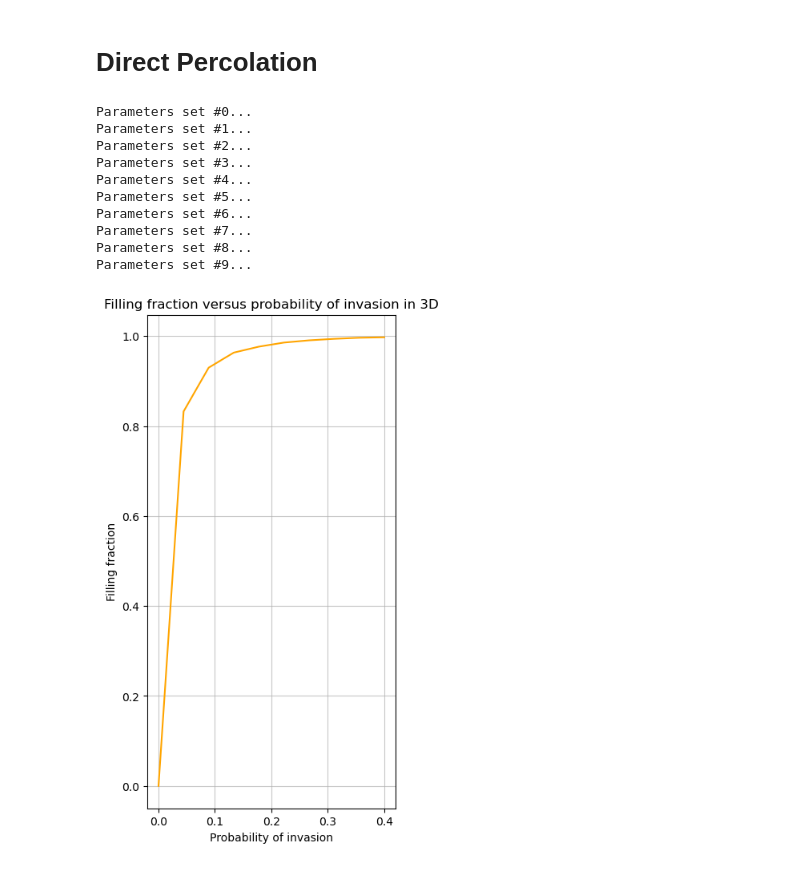
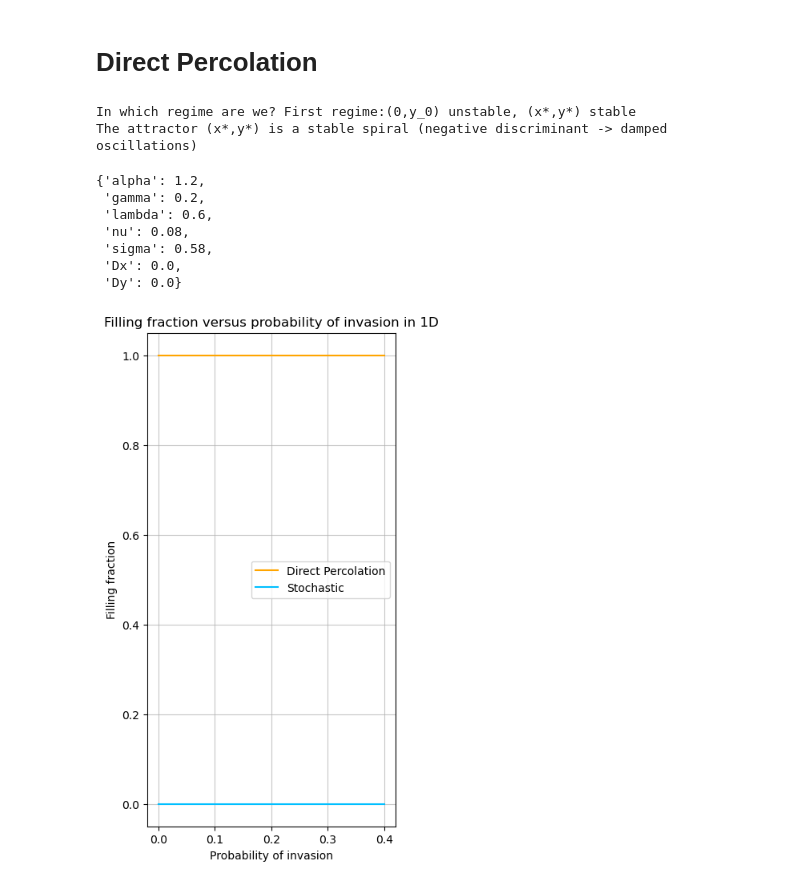
Before and after one commit to pietromalagoli/PCS, a Jupyter notebook: project.ipynb, the cells around one changed output. Drawn from its saved outputs; the diff is of its cells as text; code cells hidden in the pictures.

Commit message:
Coded filling_fraction for stochastic part, needs fixing

```diff
--- a/project.ipynb
+++ b/project.ipynb
@@ -438,31 +438,44 @@ plt.show()
 [figure]
 # %% [markdown]
 # Direct Percolation
+# %%
+par['alpha']=1.2
+par['gamma']=0.2
+par['lambda']=0.6
+par['nu']=0.08
+par['sigma']=0.58
+m.stability(par)
+par
+# %% [output]
+In which regime are we? First regime:(0,y_0) unstable, (x*,y*) stable
+The attractor (x*,y*) is a stable spiral (negative discriminant -> damped oscillations)
+{'alpha': 1.2,
+ 'gamma': 0.2,
+ 'lambda': 0.6,
+ 'nu': 0.08,
+ 'sigma': 0.58,
+ 'Dx': 0.0,
+ 'Dy': 0.0}
 # %%
 n_iter = 50     # number of iterations per set of parameters
 Pspan = np.linspace(0,0.4,100)     # set of probabiilty of invasion
-dim = 3
-models = [m.DP1d,m.DP2d,m.DP3d]
-params = [22, 500, 0.05, 50]      # [N, timesteps, Pdis, n_iter]
-fillings = m.filling_fraction(model=models[dim-1],Pspan=Pspan,params=params)
+dim = 1
+models_DP = [m.DP1d,m.DP2d,m.DP3d]
+params_DP = [100, 500, 0.05, 50]      # [N, timesteps, Pdis, n_iter]
+fillings_DP = m.filling_fraction_DP(model=models_DP[dim-1],Pspan=Pspan,params=params_DP)
+models_ST = [m.lattice1,m.lattice2]
+params_ST = [100, 500, par, 50, True]
+fillings_ST = m.filling_fraction_ST(model=models_ST[dim-1],Pspan=Pspan,params=params_ST)
 
 plt.figure(figsize=(4,8))
-plt.plot(fillings[0,:],fillings[1,:],c='orange')
+plt.plot(fillings_DP[0,:],fillings_DP[1,:],c='orange',label='Direct Percolation')
+plt.plot(fillings_ST[0,:],fillings_ST[1,:],c='deepskyblue',label='Stochastic')
 plt.title(f'Filling fraction versus probability of invasion in {dim}D')
 plt.xlabel('Probability of invasion')
 plt.ylabel('Filling fraction')
 plt.grid(True,which='both',alpha=0.7)
+plt.legend()
 plt.savefig(f'plots/filling{dim}D.png')
 plt.show()
 # %% [output]
-Parameters set #0...
-Parameters set #1...
-Parameters set #2...
-Parameters set #3...
-Parameters set #4...
-Parameters set #5...
-Parameters set #6...
-Parameters set #7...
-Parameters set #8...
-Parameters set #9...
-[figure, old version]
+[figure, new version]
```
Also changed, not shown: 2 other files.
